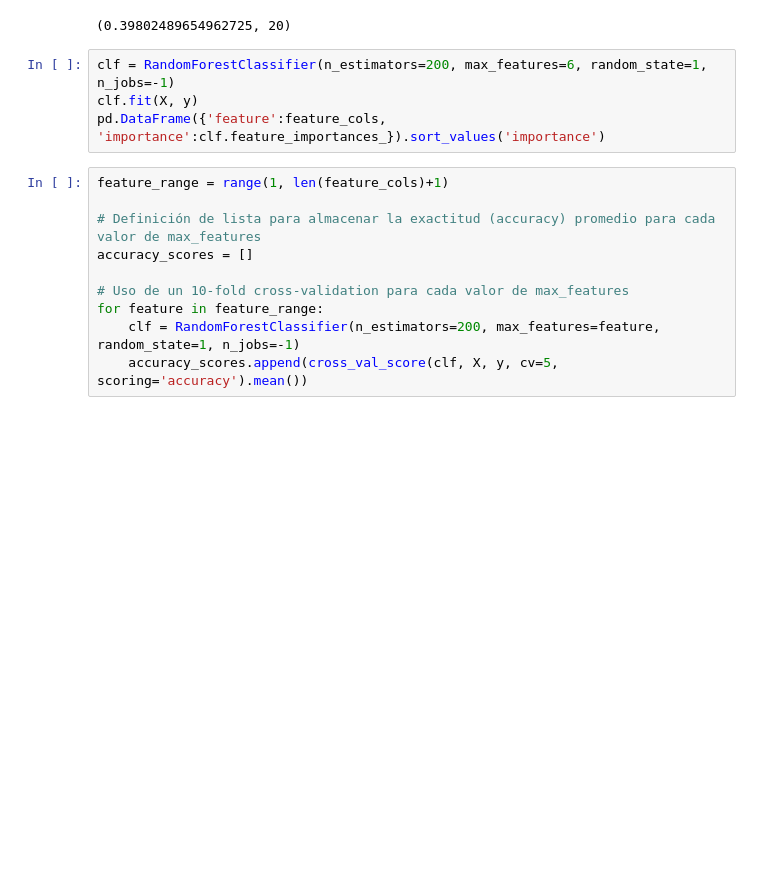
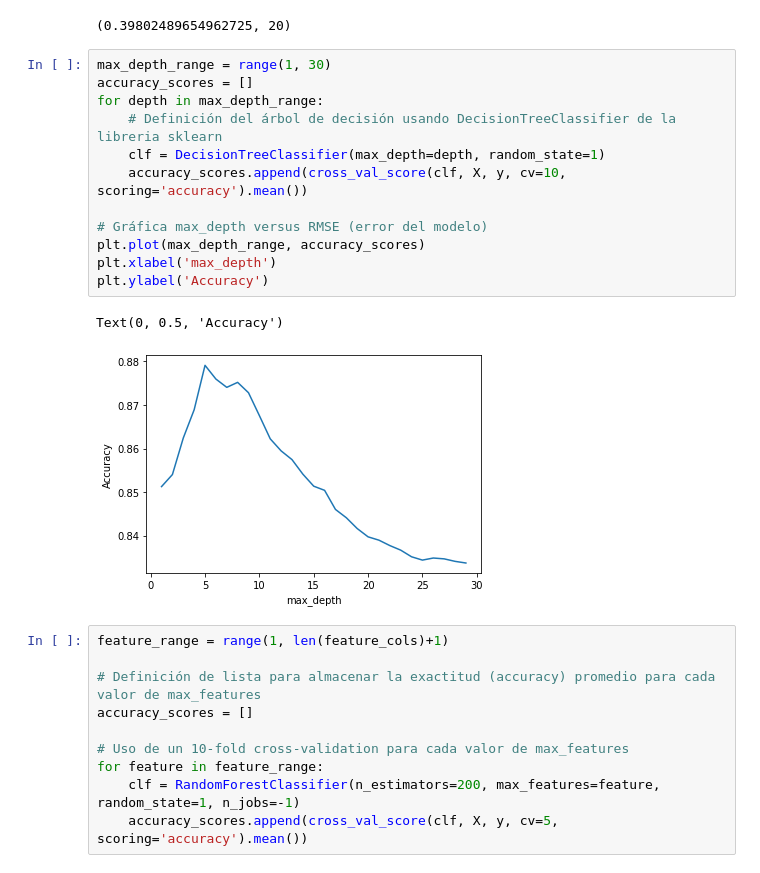
Before and after one commit to jboca-andes/MIAD_ML_and_NLP, a Jupyter notebook: Semana 2/S2TC1_RandomForests_Boosting.ipynb, the cells around one changed output. Drawn from its saved outputs; the diff is of its cells as text; blank space fills up the shorter version.

```diff
--- a/Semana 2/S2TC1_RandomForests_Boosting.ipynb
+++ b/Semana 2/S2TC1_RandomForests_Boosting.ipynb
@@ -340,10 +358,21 @@ error, n_estimators = sorted(zip(RMSE_scores, estimator_range))[0]
 (error, n_estimators)
 # %% [output]
 (0.39802489654962725, 20)
-# %%
-clf = RandomForestClassifier(n_estimators=200, max_features=6, random_state=1, n_jobs=-1)
-clf.fit(X, y)
-pd.DataFrame({'feature':feature_cols, 'importance':clf.feature_importances_}).sort_values('importance')
+# %%
+max_depth_range = range(1, 30)
+accuracy_scores = []
+for depth in max_depth_range:
+    # Definición del árbol de decisión usando DecisionTreeClassifier de la libreria sklearn
+    clf = DecisionTreeClassifier(max_depth=depth, random_state=1)
+    accuracy_scores.append(cross_val_score(clf, X, y, cv=10, scoring='accuracy').mean())
+
+# Gráfica max_depth versus RMSE (error del modelo)
+plt.plot(max_depth_range, accuracy_scores)
+plt.xlabel('max_depth')
+plt.ylabel('Accuracy')
+# %% [output]
+Text(0, 0.5, 'Accuracy')
+[figure, added]
 # %%
 feature_range = range(1, len(feature_cols)+1)
 
```
Also changed, not shown: parts of 14 cells of this notebook.
